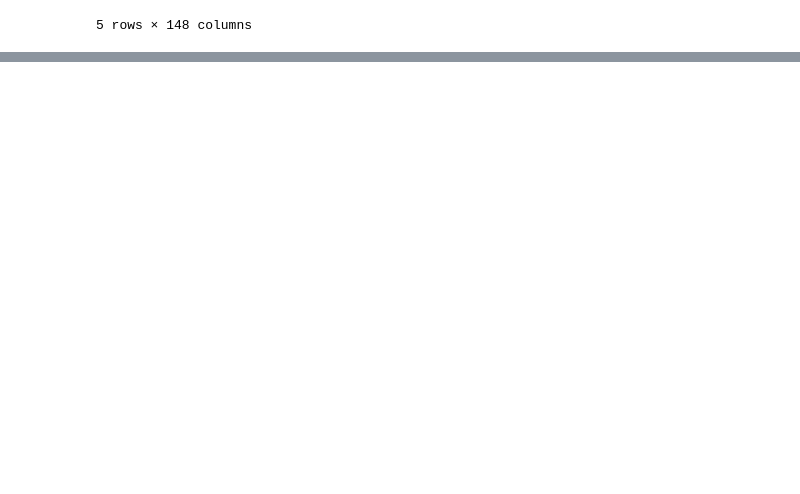
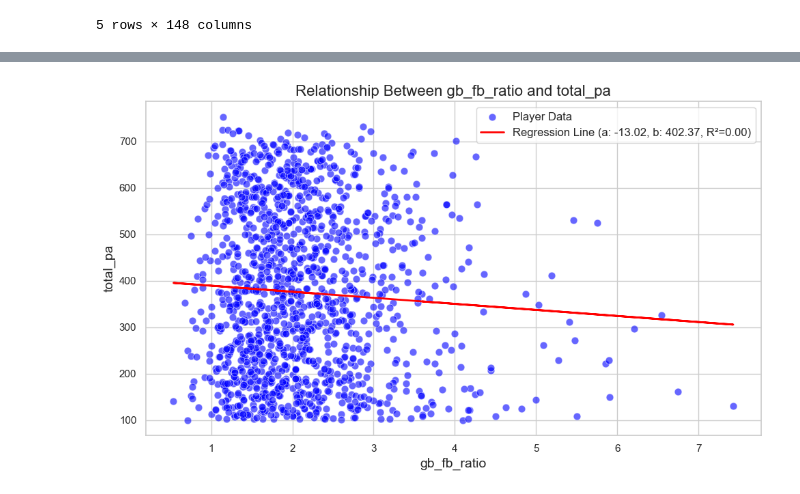
Before and after one commit to etienne-busnel/Cincinnati-Reds-Hackathon-2025, a Jupyter notebook: Player_Information_Nick.ipynb, the cells around one changed output, grey strips where cells are left out. Saved outputs shown, nothing was run; the diff lists cells and outputs as text; code cells hidden in the pictures; blank space fills up the shorter version.

```diff
--- a/Player_Information_Nick.ipynb
+++ b/Player_Information_Nick.ipynb
@@ -842,0 +959,8 @@ all_pitch_types = df_savant_raw['pitch_type'].dropna().unique()
+# %%
+df_players_10['gb_fb_ratio'] = df_players_10['ground_balls'] / df_players_10['fly_balls']
+# %%
+df_line_drive_count = df_in_play.groupby(['batter','year'])['line_drive'].sum().reset_index(name = 'line_drives')
+# %%
+df_players_11 = df_players_10.merge(df_line_drive_count, left_on=['player_mlb_id', 'year'], right_on=['batter', 'year'], how='left').drop(columns='batter')
+# %%
+df_players_11['line_drive_ratio'] = df_players_11['line_drives'] / df_players_11['elig_pa']
@@ -842,0 +988,4 @@ all_pitch_types = df_savant_raw['pitch_type'].dropna().unique()
+# %%
+linear_regression_scatter(df_players_11,'gb_fb_ratio', 'total_pa', min_y = 100)
+# %% [output]
+[figure, added]
```
Also changed, not shown: parts of 26 cells of this notebook.
